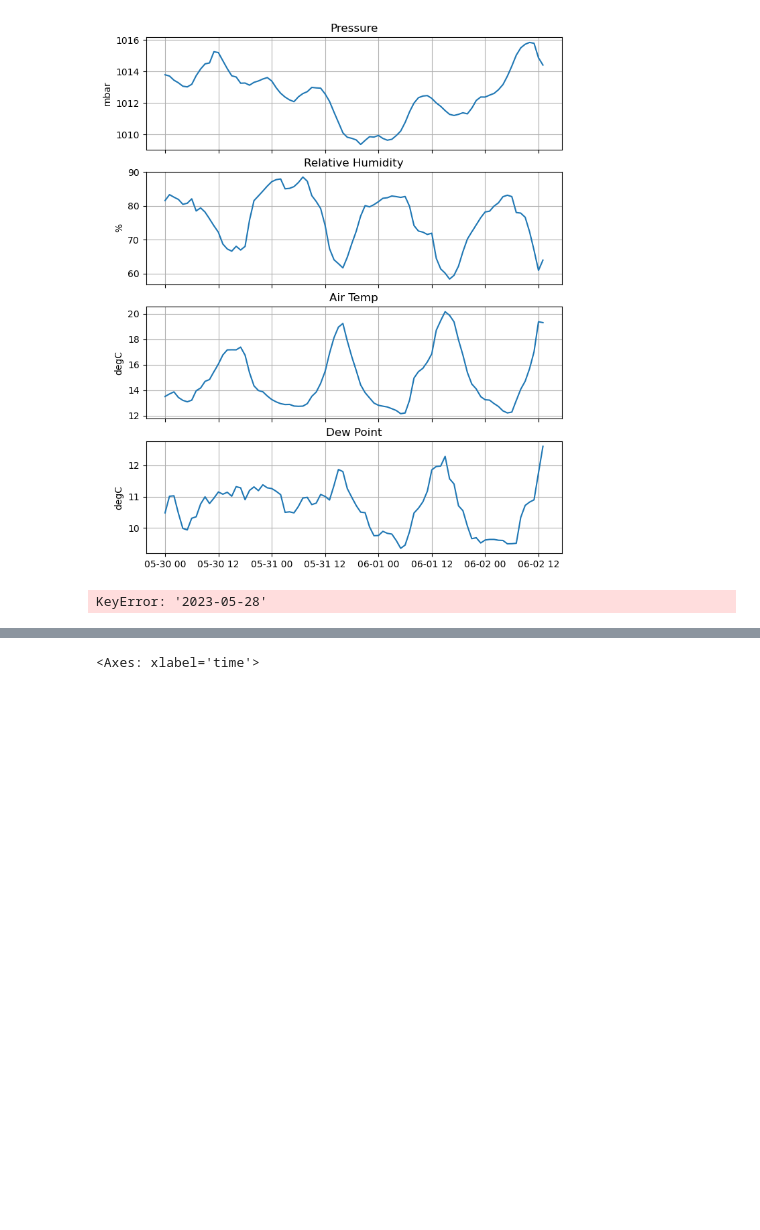
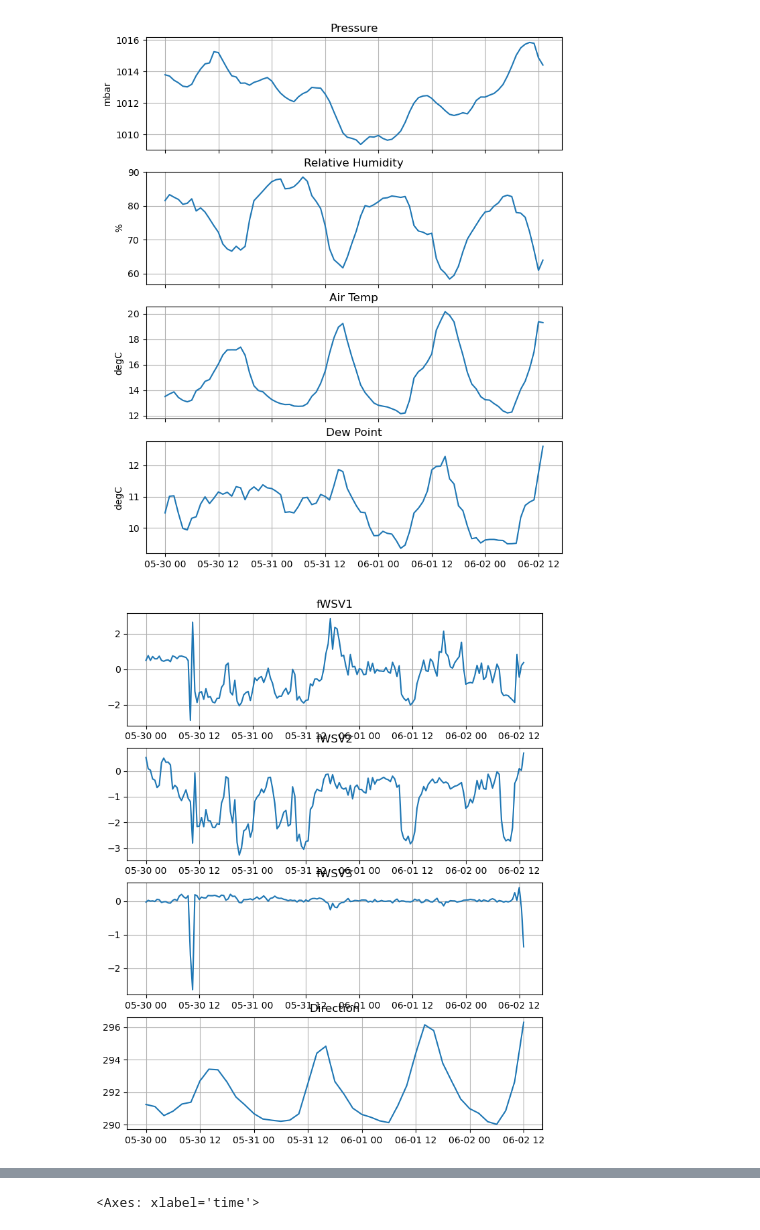
Before and after one commit to sscopazzi/Cal_Poly_Maritime_Academy_Research_Buoy, a Jupyter notebook: python_code/reorganized_deployment_test.ipynb, the cells around one changed output, grey strips where cells are left out. Drawn from its saved outputs; the diff is of its cells as text; code cells hidden in the pictures; blank space fills up the shorter version.

```diff
--- a/python_code/reorganized_deployment_test.ipynb
+++ b/python_code/reorganized_deployment_test.ipynb
@@ -84,11 +82,7 @@ for x in ws_raw:
     ws_list.append(loop)
 
 ws = pd.concat(ws_list,ignore_index=True)
-# the time doesn't work now for some reason... fixing
-
-ws = ws.loc['2023-05-28':'2023-06-03']      # slicing dates I want
+ws = ws.set_index('time')                   # set the time column to be the index
+ws = ws.loc['2023-05-30':'2023-06-03',]      # slicing dates I want
+ws_2hr = ws.resample('2H').mean()
 ws_hhr = ws.resample('30MIN').mean()
-ws_2hr = ws.resample('2H').mean()
-# wsindex = pd.to_datetime(ws.index,format='%Y%m%d%H%M')
-# ws = ws.set_index(wsindex)                  # set the time column to be the index
-ws
@@ -283,24 +292,22 @@ ax[0].grid(),ax[1].grid(),ax[2].grid(),ax[3].grid();
 # %% [output]
 [figure]
 # %%
-
-
-fig,ax=plt.subplots(ncols=1,nrows=4,figsize=(8,10),sharex=ax)
+fig,ax=plt.subplots(ncols=1,nrows=4,figsize=(8,10))
 
 ax[0].plot(ws_hhr.index,ws_hhr.fWSV1)
 #ax[0].set_ylabel('Wind Speed') dunno
 ax[0].set_title('fWSV1')
 
 ax[1].plot(ws_hhr.index,ws_hhr.fWSV2)
 ax[1].set_title('fWSV2')
 
 ax[2].plot(ws_hhr.index,ws_hhr.fWSV3)
 ax[2].set_title('fWSV3')
 
 ax[3].plot(ws_2hr.index,ws_2hr.fWSC)
 ax[3].set_title('Direction')
 
 ax[0].grid(),ax[1].grid(),ax[2].grid(),ax[3].grid();
 # %% [output]
-KeyError: '2023-05-28'
+[figure, added]
 # %%
```
Also changed, not shown: parts of 11 cells of this notebook.
